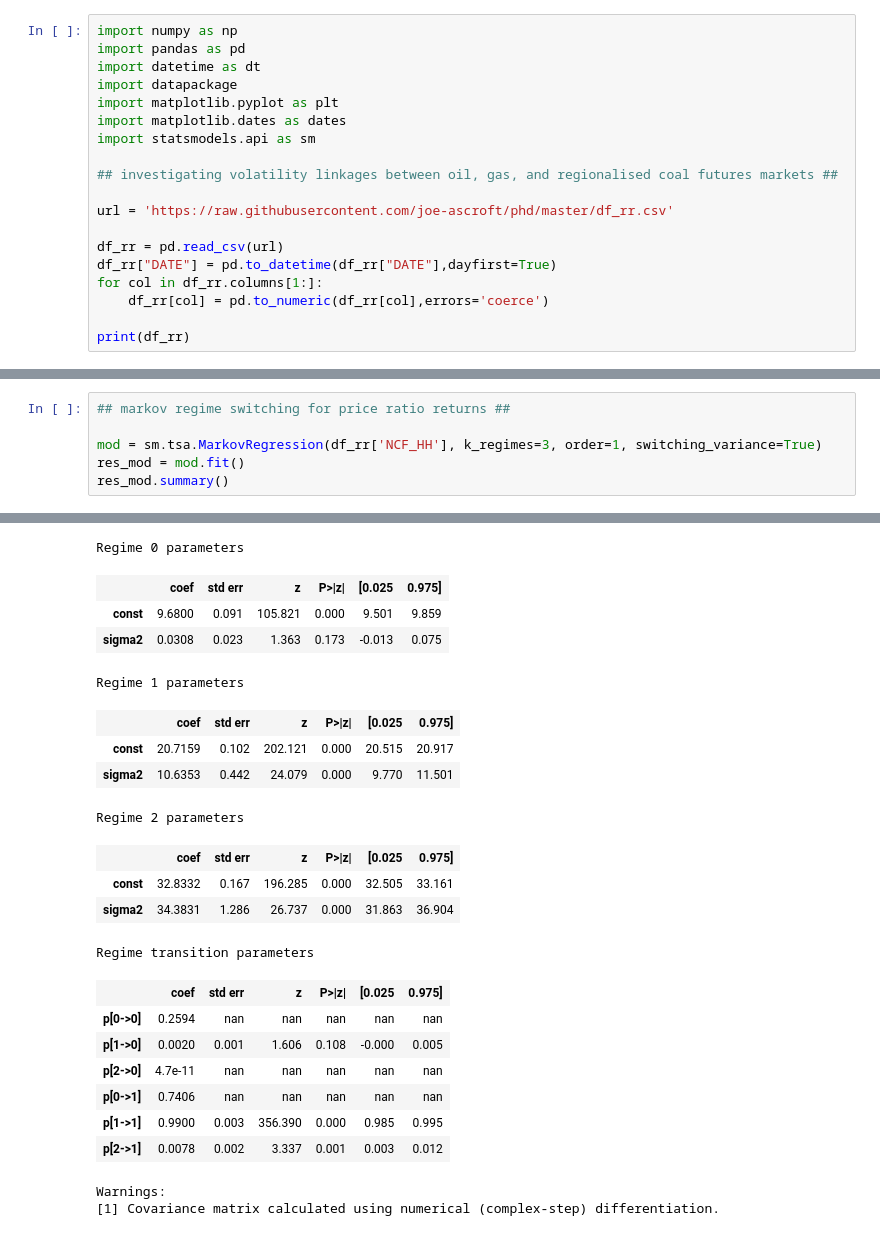
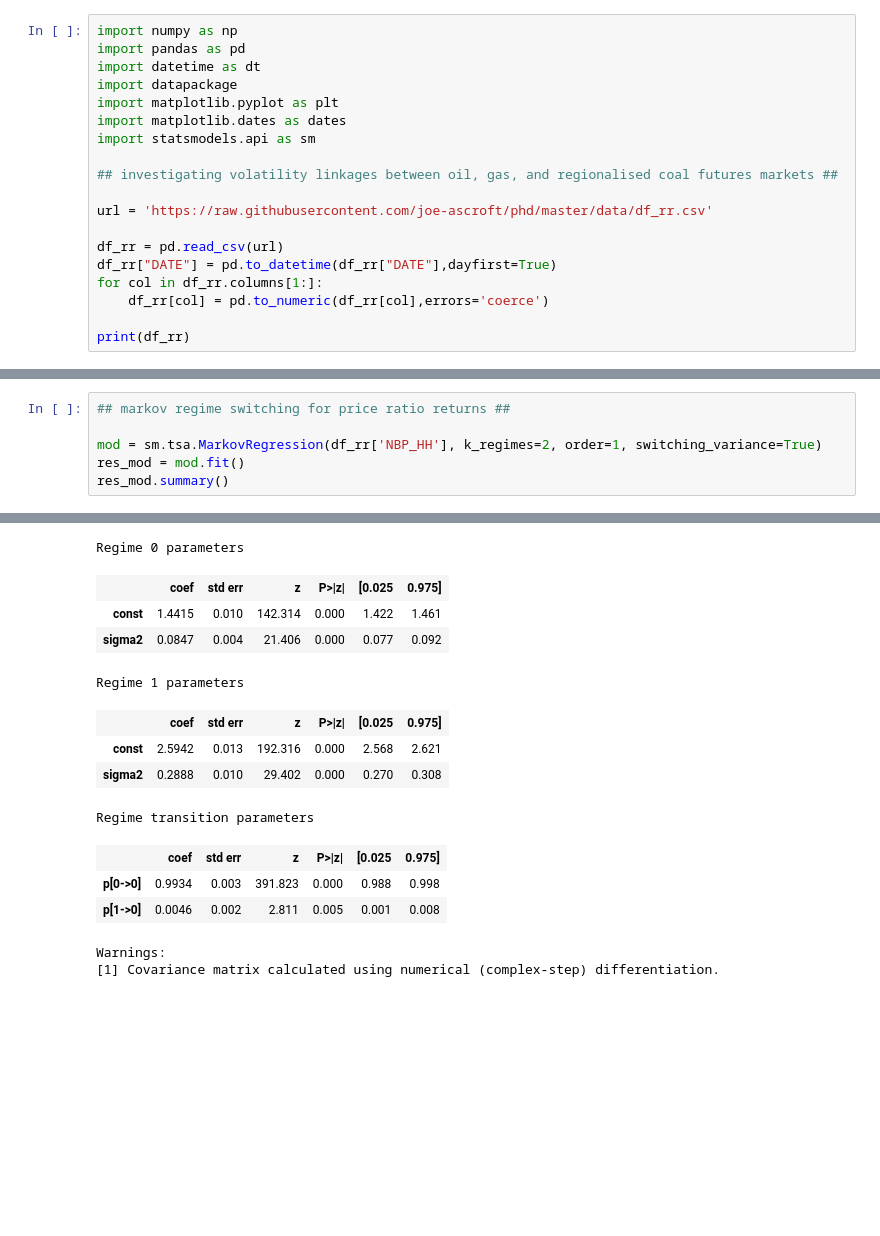
Before and after one commit to joe-ascroft/phd, a Jupyter notebook: jupyter code/metrics/markov-switching-ratios.ipynb, the cells around one changed output, grey strips where cells are left out. Drawn from its saved outputs; the diff is of its cells as text; blank space fills up the shorter version.

```diff
--- a/jupyter code/metrics/markov-switching-ratios.ipynb
+++ b/jupyter code/metrics/markov-switching-ratios.ipynb
@@ -9,7 +9,7 @@ import statsmodels.api as sm
 
 ## investigating volatility linkages between oil, gas, and regionalised coal futures markets ##
 
-url = 'https://raw.githubusercontent.com/joe-ascroft/phd/master/df_rr.csv'
+url = 'https://raw.githubusercontent.com/joe-ascroft/phd/master/data/df_rr.csv'
 
 df_rr = pd.read_csv(url)
 df_rr["DATE"] = pd.to_datetime(df_rr["DATE"],dayfirst=True)
@@ -38,7 +38,7 @@ print(df_rr)
 # %%
 ## markov regime switching for price ratio returns ##
 
-mod = sm.tsa.MarkovRegression(df_rr['NCF_HH'], k_regimes=3, order=1, switching_variance=True)
+mod = sm.tsa.MarkovRegression(df_rr['NBP_HH'], k_regimes=2, order=1, switching_variance=True)
 res_mod = mod.fit()
 res_mod.summary()
 # %% [output]
@@ -51,26 +51,18 @@ Markov Switching Model Results
 |  | - 2855 |  |  |
 | Covariance Type: | approx |  |  |
 Regime 0 parameters
 |  | coef | std err | z | P>|z| | [0.025 | 0.975] |
-| const | 9.6800 | 0.091 | 105.821 | 0.000 | 9.501 | 9.859 |
-| sigma2 | 0.0308 | 0.023 | 1.363 | 0.173 | -0.013 | 0.075 |
+| const | 1.4415 | 0.010 | 142.314 | 0.000 | 1.422 | 1.461 |
+| sigma2 | 0.0847 | 0.004 | 21.406 | 0.000 | 0.077 | 0.092 |
 Regime 1 parameters
 |  | coef | std err | z | P>|z| | [0.025 | 0.975] |
-| const | 20.7159 | 0.102 | 202.121 | 0.000 | 20.515 | 20.917 |
-| sigma2 | 10.6353 | 0.442 | 24.079 | 0.000 | 9.770 | 11.501 |
+| const | 2.5942 | 0.013 | 192.316 | 0.000 | 2.568 | 2.621 |
+| sigma2 | 0.2888 | 0.010 | 29.402 | 0.000 | 0.270 | 0.308 |
-Regime 2 parameters
+Regime transition parameters
 |  | coef | std err | z | P>|z| | [0.025 | 0.975] |
-| const | 32.8332 | 0.167 | 196.285 | 0.000 | 32.505 | 33.161 |
-| sigma2 | 34.3831 | 1.286 | 26.737 | 0.000 | 31.863 | 36.904 |
+| p[0->0] | 0.9934 | 0.003 | 391.823 | 0.000 | 0.988 | 0.998 |
+| p[1->0] | 0.0046 | 0.002 | 2.811 | 0.005 | 0.001 | 0.008 |
-Regime transition parameters
+Warnings:
+[1] Covariance matrix calculated using numerical (complex-step) differentiation.
-|  | coef | std err | z | P>|z| | [0.025 | 0.975] |
-| p[0->0] | 0.2594 | nan | nan | nan | nan | nan |
-| p[1->0] | 0.0020 | 0.001 | 1.606 | 0.108 | -0.000 | 0.005 |
-| p[2->0] | 4.7e-11 | nan | nan | nan | nan | nan |
-| p[0->1] | 0.7406 | nan | nan | nan | nan | nan |
-| p[1->1] | 0.9900 | 0.003 | 356.390 | 0.000 | 0.985 | 0.995 |
-| p[2->1] | 0.0078 | 0.002 | 3.337 | 0.001 | 0.003 | 0.012 |
-Warnings:
-[1] Covariance matrix calculated using numerical (complex-step) differentiation.
 # %%
 plt.figure(figsize=(14,8))
```
Also changed, not shown: parts of 2 cells of this notebook, 2 other files.
